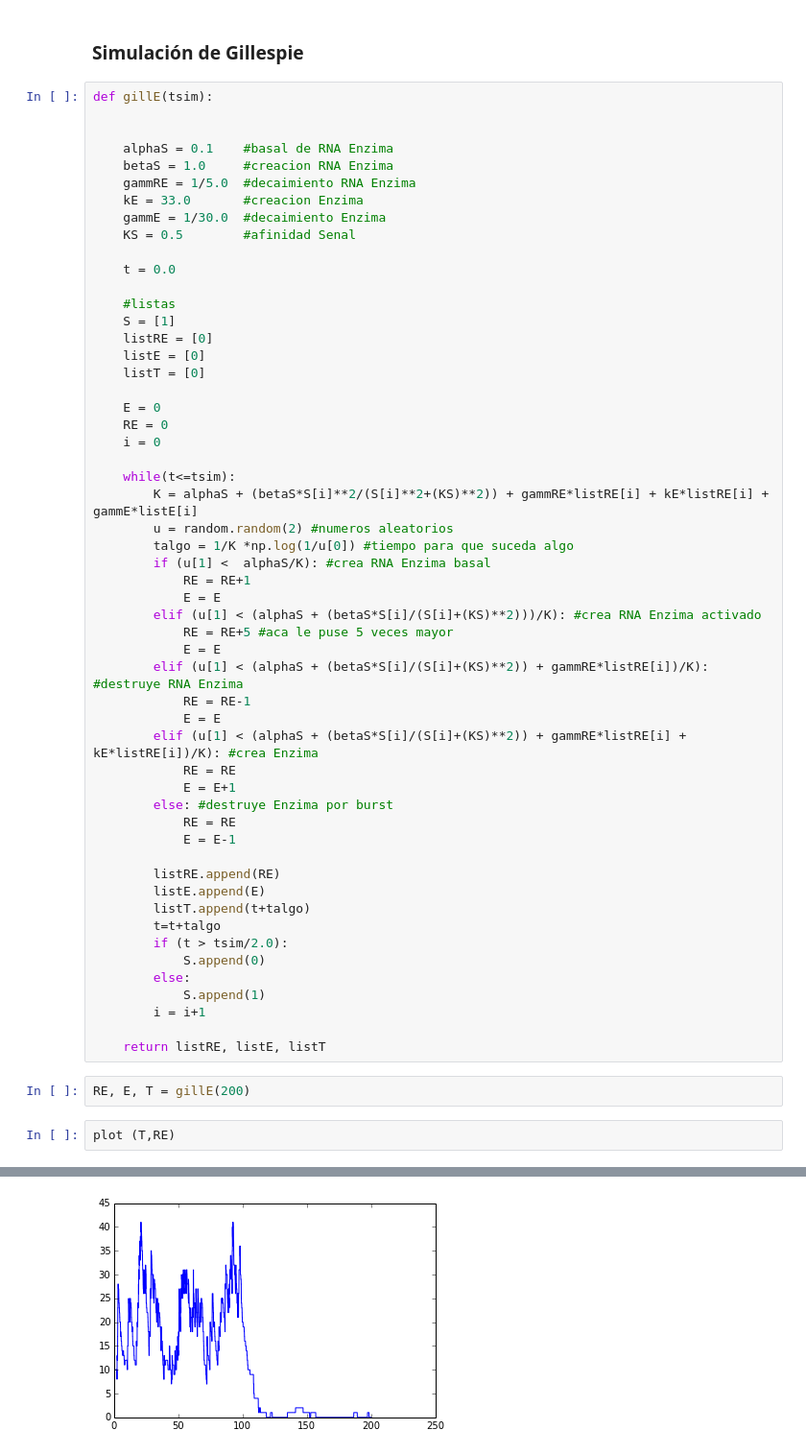
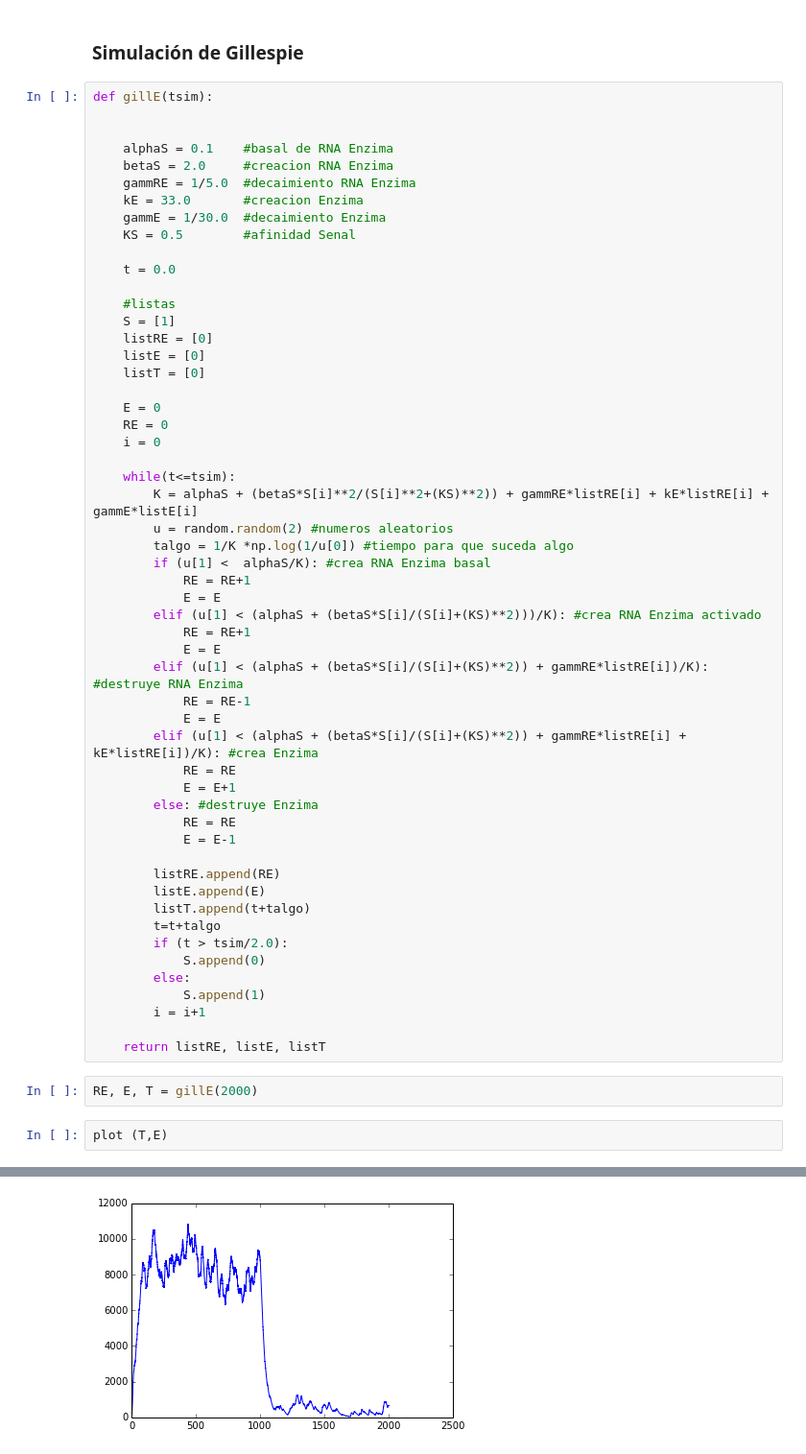
Before and after one commit to gutiloluis/51syntheticBiologyProject, a Jupyter notebook: equations.ipynb, the cells around one changed output, grey strips where cells are left out. Shown: that part at 96% size. Cells and saved outputs as stored; diff of their text form.

```diff
--- a/equations.ipynb
+++ b/equations.ipynb
@@ -103,7 +103,7 @@ def gillE(tsim):
 
 
     alphaS = 0.1    #basal de RNA Enzima
-    betaS = 1.0     #creacion RNA Enzima
+    betaS = 2.0     #creacion RNA Enzima
     gammRE = 1/5.0  #decaimiento RNA Enzima
     kE = 33.0       #creacion Enzima
     gammE = 1/30.0  #decaimiento Enzima
@@ -129,7 +129,7 @@ def gillE(tsim):
             RE = RE+1
             E = E
         elif (u[1] < (alphaS + (betaS*S[i]/(S[i]+(KS)**2)))/K): #crea RNA Enzima activado
-            RE = RE+5 #aca le puse 5 veces mayor
+            RE = RE+1
             E = E
         elif (u[1] < (alphaS + (betaS*S[i]/(S[i]+(KS)**2)) + gammRE*listRE[i])/K): #destruye RNA Enzima
             RE = RE-1
@@ -137,7 +137,7 @@ def gillE(tsim):
         elif (u[1] < (alphaS + (betaS*S[i]/(S[i]+(KS)**2)) + gammRE*listRE[i] + kE*listRE[i])/K): #crea Enzima
             RE = RE
             E = E+1
-        else: #destruye Enzima por burst
+        else: #destruye Enzima
             RE = RE
             E = E-1
 
@@ -153,12 +153,12 @@ def gillE(tsim):
 
     return listRE, listE, listT
 # %%
-RE, E, T = gillE(200)
+RE, E, T = gillE(2000)
 # %%
-plot (T,RE)
+plot (T,E)
 # %% [output]
 [<matplotlib.lines.Line2D at 0x...>]
-[figure, old version]
+[figure, new version]
 # %%
 def gillPlas(tsim):
 
```
Also changed, not shown: parts of 3 cells of this notebook.
